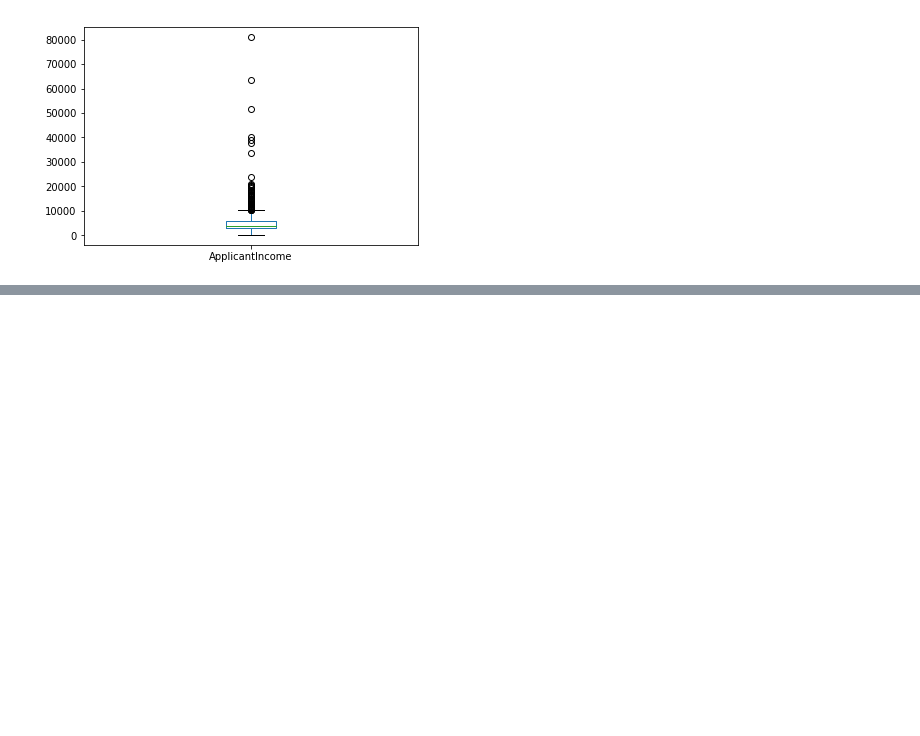
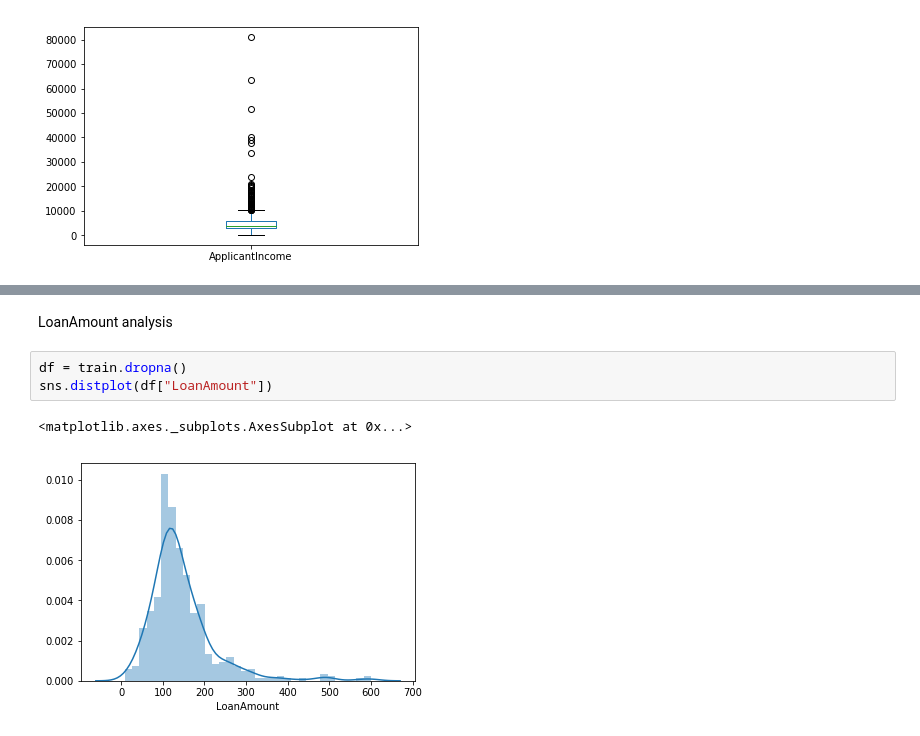
Before and after one commit to isiagi/loan_prediction_dataScience_learn, a Jupyter notebook: Untitled.ipynb, the cells around one changed output, grey strips where cells are left out. Drawn from its saved outputs; the diff is of its cells as text; blank space fills up the shorter version.

Commit message:
adds part of Bivariate Analysis

```diff
--- a/Untitled.ipynb
+++ b/Untitled.ipynb
@@ -111,0 +129,8 @@ train["ApplicantIncome"].plot.box()
+# %% [markdown]
+LoanAmount analysis
+# %%
+df = train.dropna()
+sns.distplot(df["LoanAmount"])
+# %% [output]
+<matplotlib.axes._subplots.AxesSubplot at 0x...>
+[figure, added]
```
Also changed, not shown: parts of 10 cells of this notebook.
